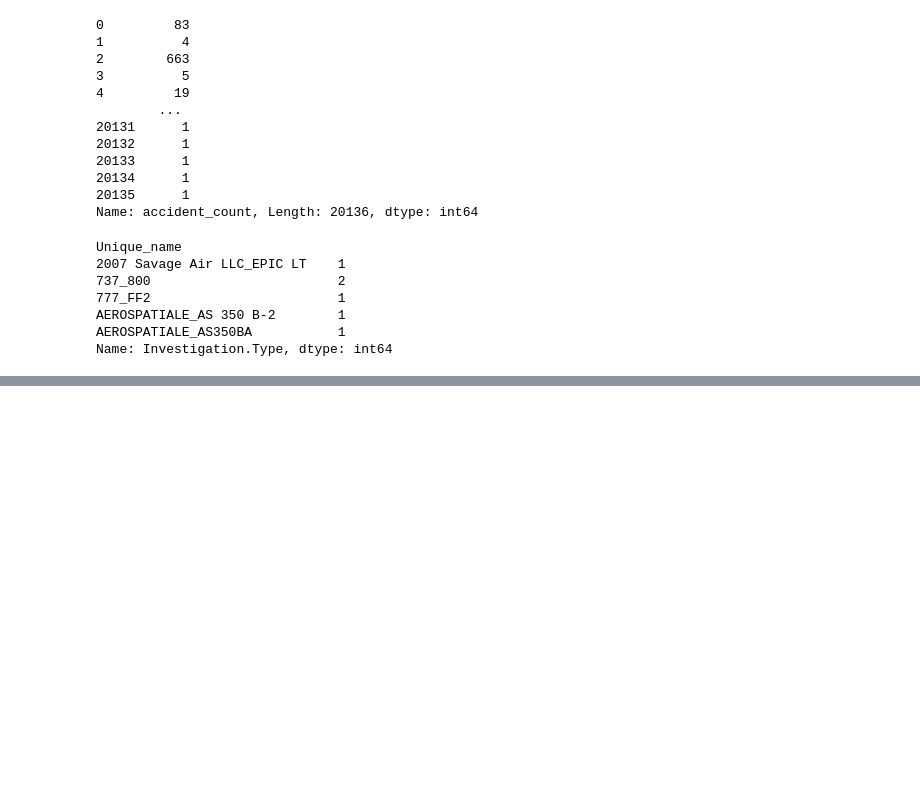
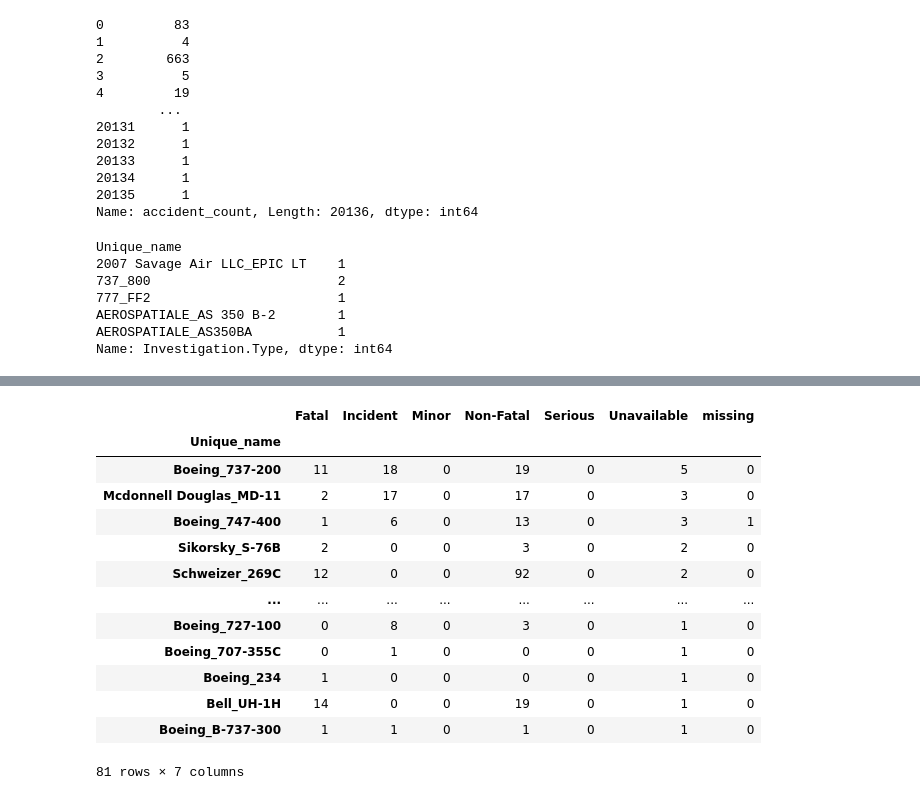
Before and after one commit to Kezia-Neema/Aircraft_recommendation, a Jupyter notebook: index.ipynb, the cells around one changed output, grey strips where cells are left out. Saved outputs shown, nothing was run; the diff lists cells and outputs as text; code cells hidden in the pictures; blank space fills up the shorter version.

```diff
--- a/index.ipynb
+++ b/index.ipynb
@@ -300,0 +344,17 @@ df[['Unique_name', 'accident_count']].drop_duplicates()['accident_count'].sum()
+# %%
+severity_count_df[severity_count_df['Unavailable'] != 0].sort_values(by='Unavailable', ascending=False)
+# %% [output]
+|  | Fatal | Incident | Minor | Non-Fatal | Serious | Unavailable | missing |
+| Unique_name |  |  |  |  |  |  |  |
+| Boeing_737-200 | 11 | 18 | 0 | 19 | 0 | 5 | 0 |
+| Mcdonnell Douglas_MD-11 | 2 | 17 | 0 | 17 | 0 | 3 | 0 |
+| Boeing_747-400 | 1 | 6 | 0 | 13 | 0 | 3 | 1 |
+| Sikorsky_S-76B | 2 | 0 | 0 | 3 | 0 | 2 | 0 |
+| Schweizer_269C | 12 | 0 | 0 | 92 | 0 | 2 | 0 |
+| ... | ... | ... | ... | ... | ... | ... | ... |
+| Boeing_727-100 | 0 | 8 | 0 | 3 | 0 | 1 | 0 |
+| Boeing_707-355C | 0 | 1 | 0 | 0 | 0 | 1 | 0 |
+| Boeing_234 | 1 | 0 | 0 | 0 | 0 | 1 | 0 |
+| Bell_UH-1H | 14 | 0 | 0 | 19 | 0 | 1 | 0 |
+| Boeing_B-737-300 | 1 | 1 | 0 | 1 | 0 | 1 | 0 |
+81 rows × 7 columns
```
Also changed, not shown: parts of 18 cells of this notebook.
